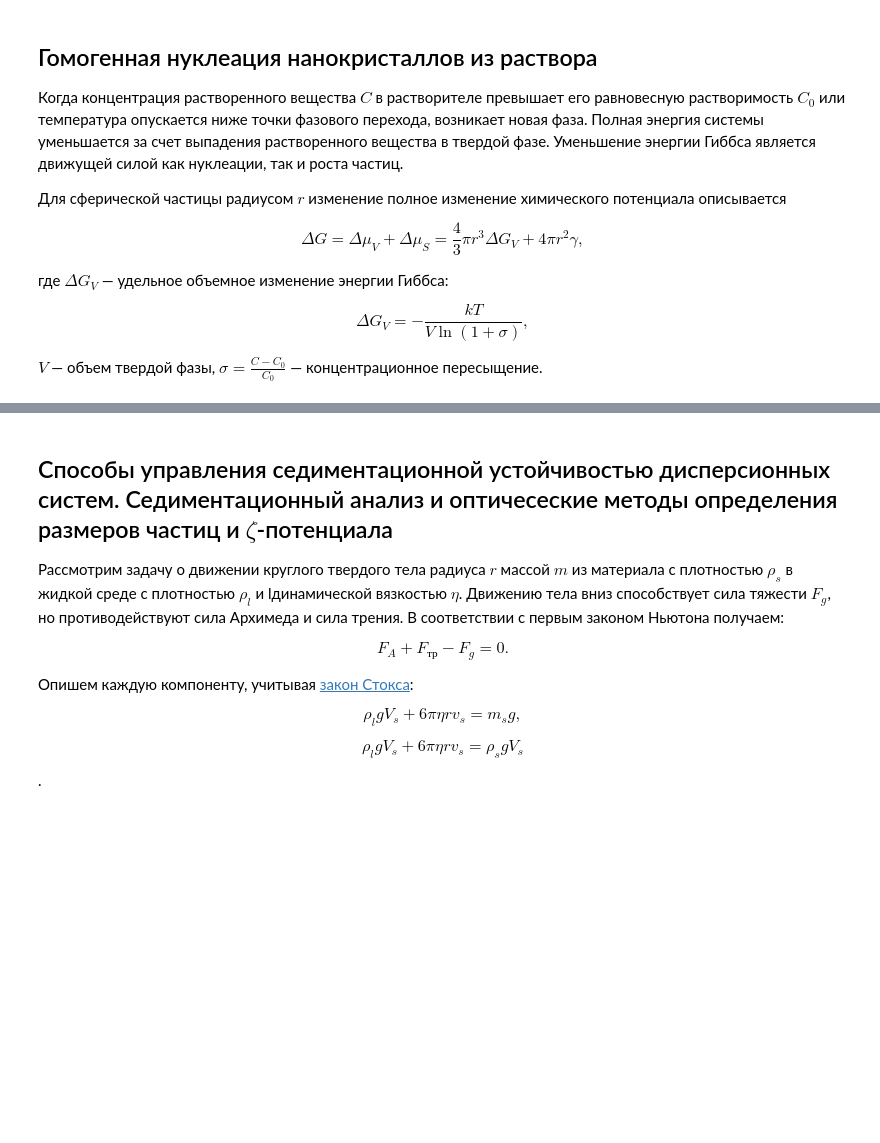
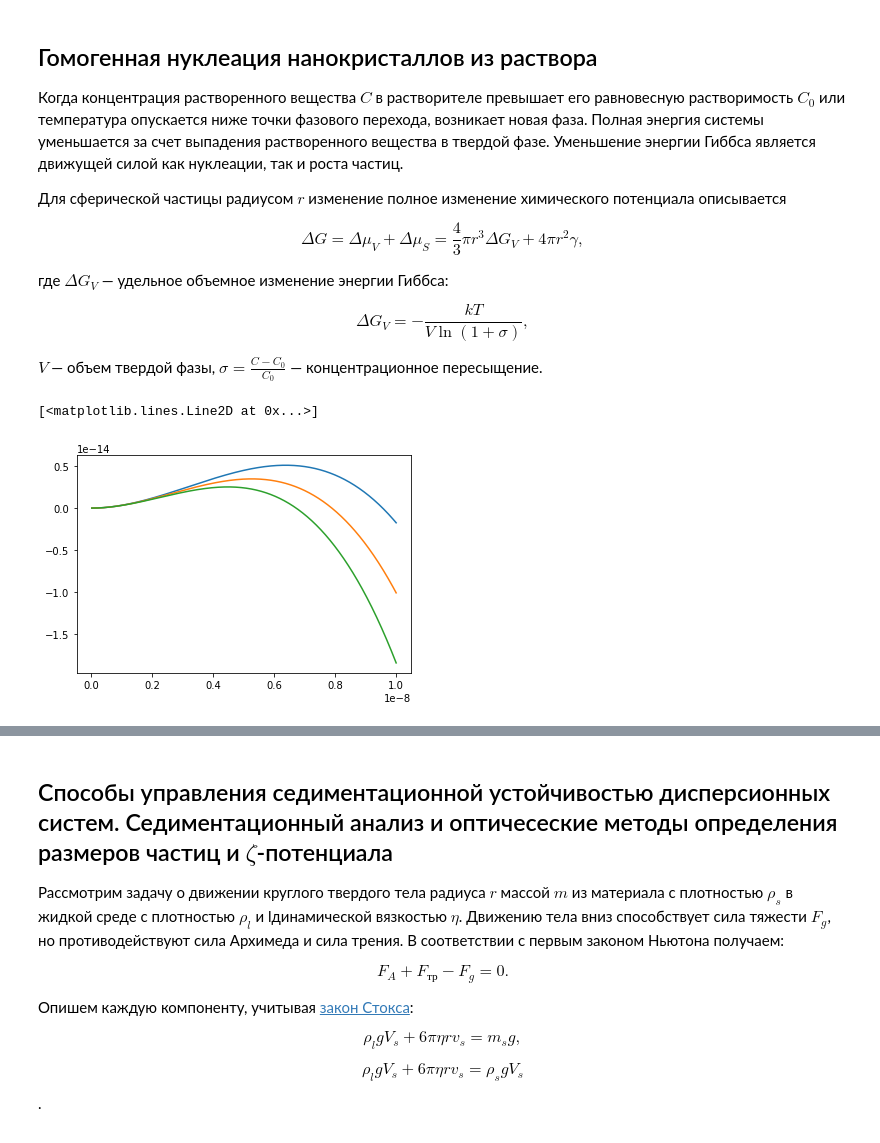
Before and after one commit to nanomaterials/course, a Jupyter notebook: 07_-_Properties_of_NPs/Lecture.ipynb, the cells around one changed output, grey strips where cells are left out. Cells and saved outputs as stored; diff of their text form; code cells hidden in the pictures; blank space fills up the shorter version.

```diff
--- a/07_-_Properties_of_NPs/Lecture.ipynb
+++ b/07_-_Properties_of_NPs/Lecture.ipynb
@@ -19,12 +19,26 @@ $V$ — объем твердой фазы, $\sigma=\frac{C-C_0}{C_0}$ — ко
 # %%
 import numpy as np
 import matplotlib.pyplot as plt
 
-r = np.linspace(1e-9, 1e-7)
+r = np.linspace(1e-11, 1e-8, 1000)
+V = 4/3*np.pi*r**3
+
 k = 1.38e-23
 
-def Delta_G(T, sigma, gamma):
-    Delta_G_V = k*T/(V*np.log(1+sigma))
+T = 273 + 200
+sigma = 1      # пересыщение
+gamma = 30     # порядки поверхностного натяжения для твердых тел - не менее 1 Н/м
+
+def Delta_G(r, T, sigma, gamma):
+    Delta_G_V = -k*T/(np.log(1+sigma))/1e-30
     Delta_mu_V = 4/3*np.pi*r**3*Delta_G_V
     Delta_mu_S = 4*np.pi*r**2*gamma
-    return Delta_mu_V + Delta_mu_S
+    #print(Delta_mu_V, Delta_mu_S)
+    return Delta_mu_V+Delta_mu_S
+
+plt.plot(r, Delta_G(r, T, sigma, gamma))
+plt.plot(r, Delta_G(r, T+100, sigma, gamma))
+plt.plot(r, Delta_G(r, T+200, sigma, gamma))
+# %% [output]
+[<matplotlib.lines.Line2D at 0x...>]
+[figure, added]
```
Also changed, not shown: parts of 2 cells of this notebook, 1 other file.
